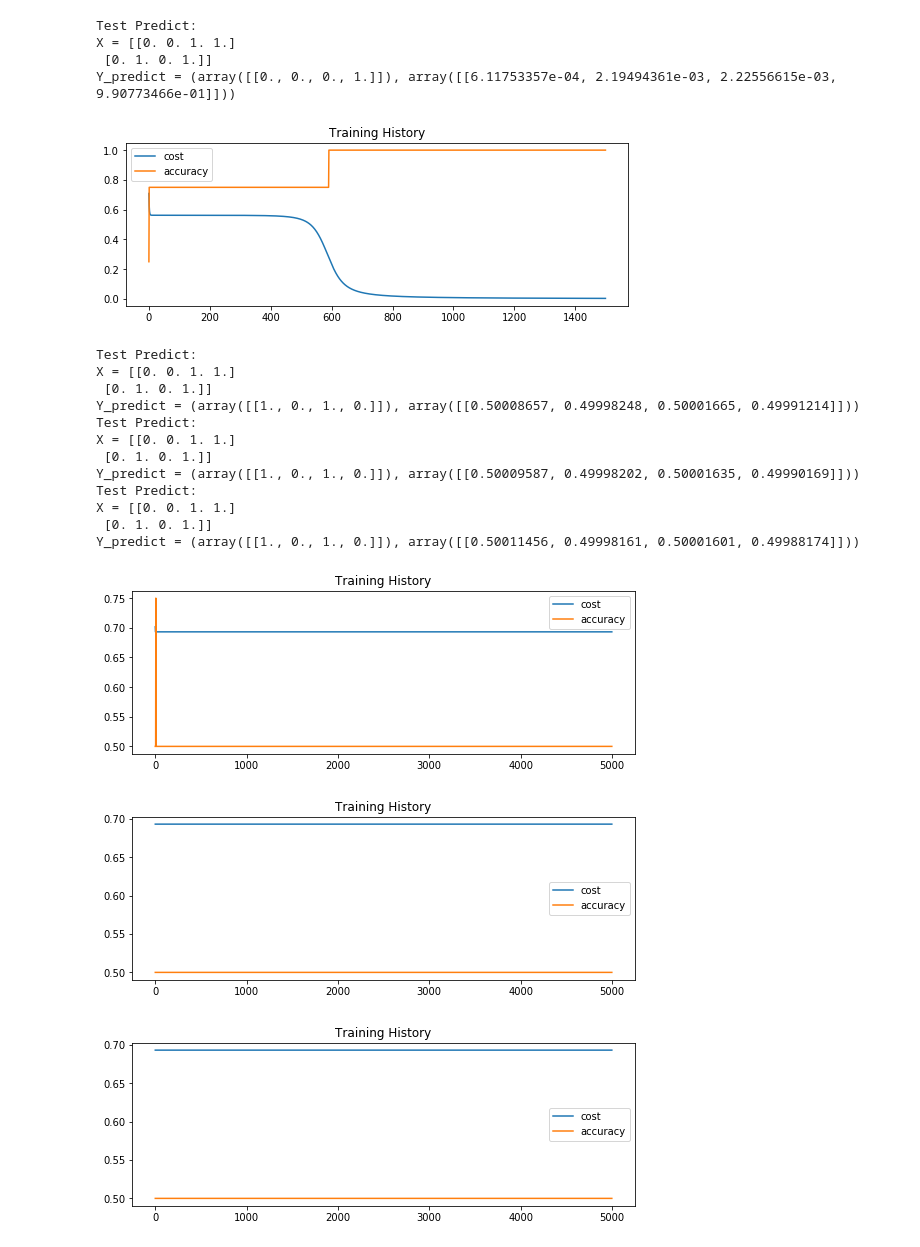
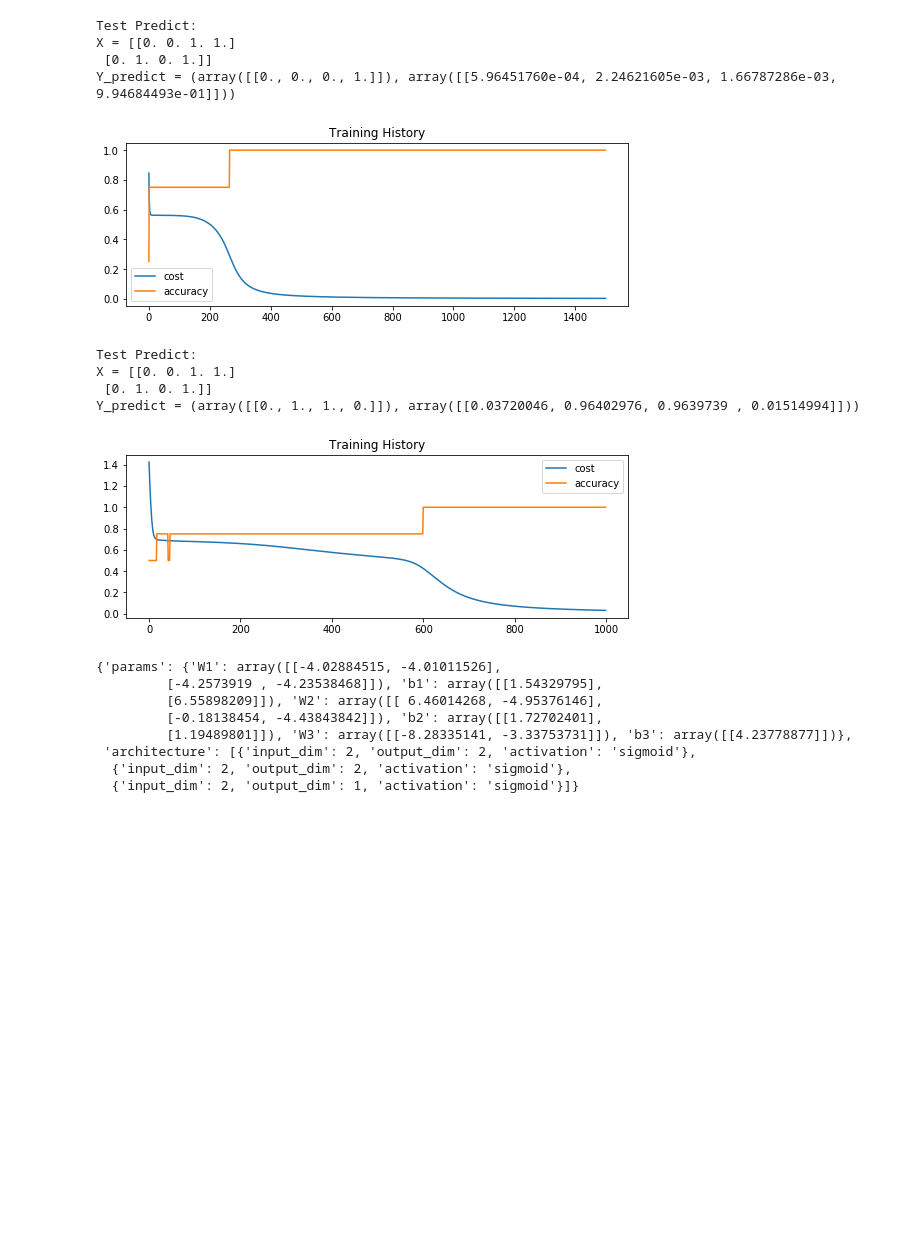
Before and after one commit to rogerallen/random_notebooks, a Jupyter notebook: simple_neural_net.ipynb, the cells around one changed output. Saved outputs shown, nothing was run; the diff lists cells and outputs as text; code cells hidden in the pictures; blank space fills up the shorter version.

Commit message:
BUGFIX random number generation

```diff
--- a/simple_neural_net.ipynb
+++ b/simple_neural_net.ipynb
@@ -25,10 +23,13 @@ def init_layers(nn, seed):
         layer_input_size = layer["input_dim"]
         layer_output_size = layer["output_dim"]
 
+        # BUGFIX! original code multiplied all randn values
+        # by 0.1 which REALLY screws things up and makes
+        # the nets VERY HARD TO TRAIN.
         nn_params['W' + str(layer_idx)] = np.random.randn(
-            layer_output_size, layer_input_size) * 0.1
+            layer_output_size, layer_input_size)
         nn_params['b' + str(layer_idx)] = np.random.randn(
-            layer_output_size, 1) * 0.1
+            layer_output_size, 1)
 
 def sigmoid(Z):
     return 1/(1+np.exp(-Z))
@@ -305,45 +327,39 @@ train_and_check(X,Y,nn,epochs,learning_rate,seed)
 Test Predict:
 X = [[0. 0. 1. 1.]
  [0. 1. 0. 1.]]
-Y_predict = (array([[0., 0., 0., 1.]]), array([[6.11753357e-04, 2.19494361e-03, 2.22556615e-03, 9.90773466e-01]]))
+Y_predict = (array([[0., 0., 0., 1.]]), array([[5.96451760e-04, 2.24621605e-03, 1.66787286e-03, 9.94684493e-01]]))
-[figure, old version]
+[figure, new version]
 # %%
-# XOR requires a hidden layer
+# XOR with a hidden layer
 nn = {
     "params": None,
     "architecture": [
         {"input_dim": 2, "output_dim": 2, "activation": "sigmoid"},
         {"input_dim": 2, "output_dim": 2, "activation": "sigmoid"},
         {"input_dim": 2, "output_dim": 1, "activation": "sigmoid"},
     ]
 }
 X = np.array([[0.0,0.0],[0.0,1.0],[1.0,0.0],[1.0,1.0]]).T
 Y = np.array([[0.0],[1.0],[1.0],[0.0]]).T
-epochs = 5000
+
 seed = 1010
-
-# !!!
-# Not able to get this working yet
-# !!!
-learning_rate = 2.0
+epochs = 1000
+learning_rate = 0.5
 train_and_check(X,Y,nn,epochs,learning_rate,seed)
-learning_rate = 2.0
-train_and_check(X,Y,nn,epochs,learning_rate,seed)
-learning_rate = 1.5
-train_and_check(X,Y,nn,epochs,learning_rate,seed)
 # %% [output]
 Test Predict:
 X = [[0. 0. 1. 1.]
  [0. 1. 0. 1.]]
-Y_predict = (array([[1., 0., 1., 0.]]), array([[0.50008657, 0.49998248, 0.50001665, 0.49991214]]))
-Test Predict:
-X = [[0. 0. 1. 1.]
- [0. 1. 0. 1.]]
-Y_predict = (array([[1., 0., 1., 0.]]), array([[0.50009587, 0.49998202, 0.50001635, 0.49990169]]))
-Test Predict:
-X = [[0. 0. 1. 1.]
- [0. 1. 0. 1.]]
-Y_predict = (array([[1., 0., 1., 0.]]), array([[0.50011456, 0.49998161, 0.50001601, 0.49988174]]))
+Y_predict = (array([[0., 1., 1., 0.]]), array([[0.03720046, 0.96402976, 0.9639739 , 0.01514994]]))
-[figure, old version]
+[figure, new version]
-[figure, removed]
-[figure, removed]
+# %%
+nn
+# %% [output]
+{'params': {'W1': array([[-4.02884515, -4.01011526],
+         [-4.2573919 , -4.23538468]]), 'b1': array([[1.54329795],
+         [6.55898209]]), 'W2': array([[ 6.46014268, -4.95376146],
+         [-0.18138454, -4.43843842]]), 'b2': array([[1.72702401],
+         [1.19489801]]), 'W3': array([[-8.28335141, -3.33753731]]), 'b3': array([[4.23778877]])},
+ 'architecture': [{'input_dim': 2, 'output_dim': 2, 'activation': 'sigmoid'},
+  {'input_dim': 2, 'output_dim': 2, 'activation': 'sigmoid'},
+  {'input_dim': 2, 'output_dim': 1, 'activation': 'sigmoid'}]}
```
Also changed, not shown: parts of 7 cells of this notebook.
